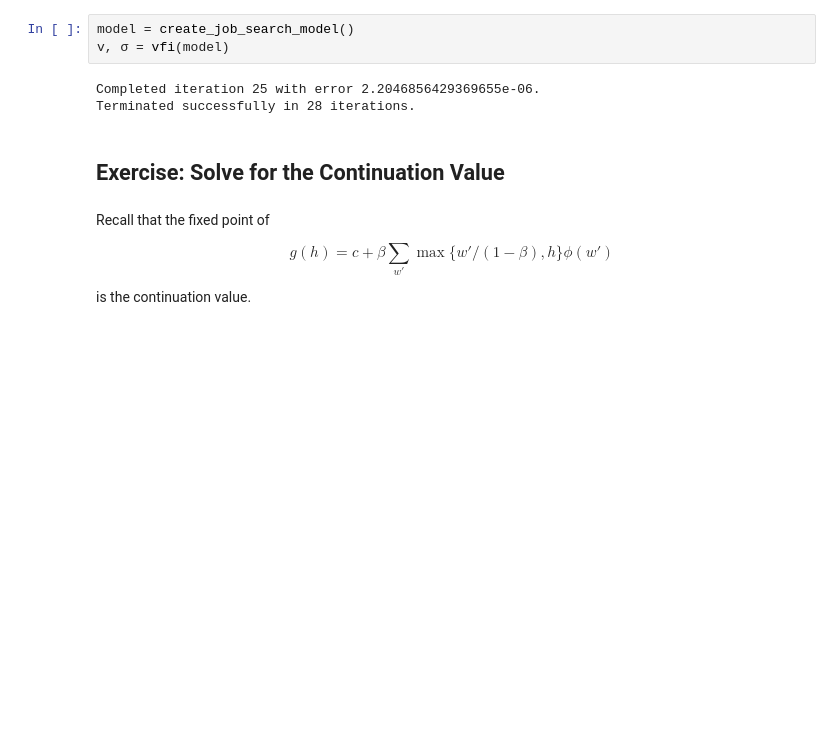
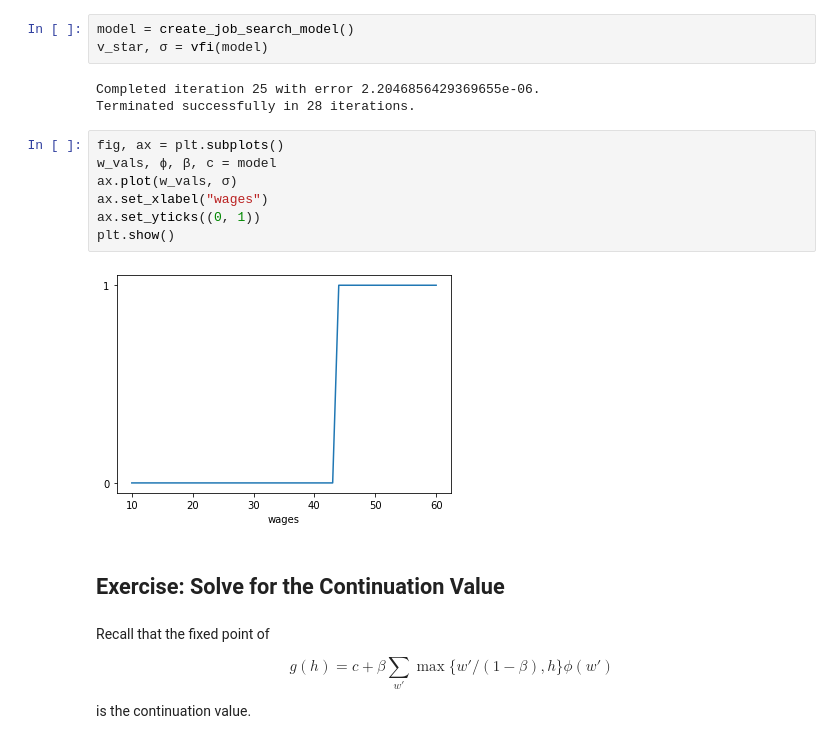
Before and after one commit to jstac/paris_workshop_2022, a Jupyter notebook: part_2/job_search.ipynb, the cells around one changed output. Cells and saved outputs as stored; diff of their text form; blank space fills up the shorter version.

```diff
--- a/part_2/job_search.ipynb
+++ b/part_2/job_search.ipynb
@@ -126,10 +125,19 @@ def vfi(model):
     return v, σ
 # %%
 model = create_job_search_model()
-v, σ = vfi(model)
+v_star, σ = vfi(model)
 # %% [output]
 Completed iteration 25 with error 2.2046856429369655e-06.
 Terminated successfully in 28 iterations.
+# %%
+fig, ax = plt.subplots()
+w_vals, ϕ, β, c = model
+ax.plot(w_vals, σ)
+ax.set_xlabel("wages")
+ax.set_yticks((0, 1))
+plt.show()
+# %% [output]
+[figure, added]
 # %% [markdown]
 ## Exercise: Solve for the Continuation Value
 # %% [markdown]
```
Also changed, not shown: parts of 1 cell of this notebook, 7 other files.
